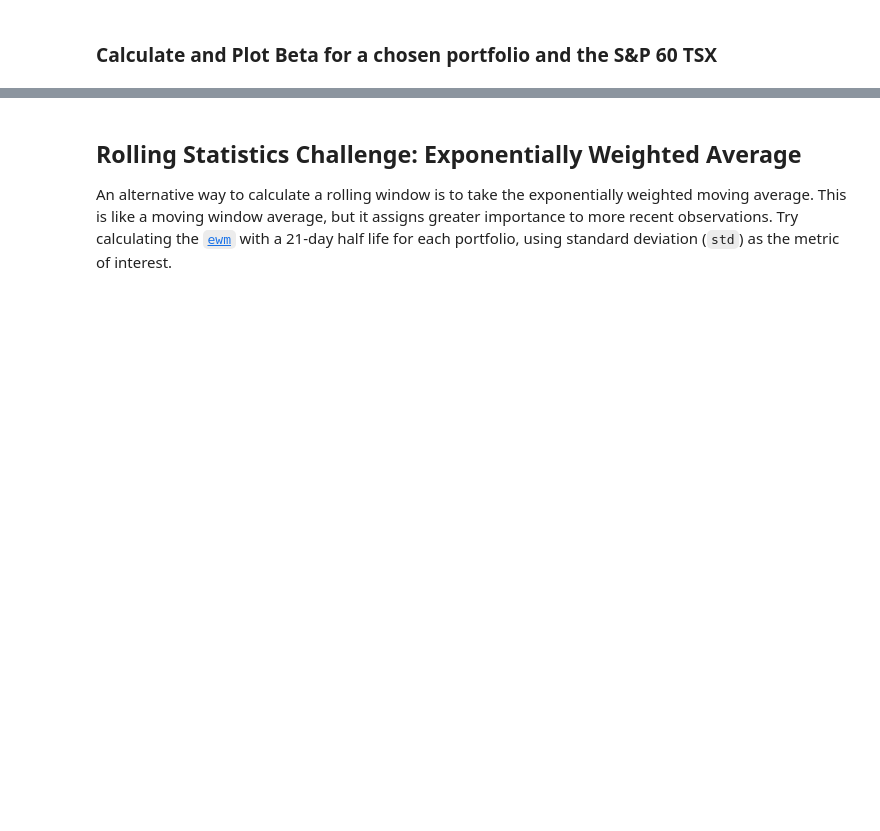
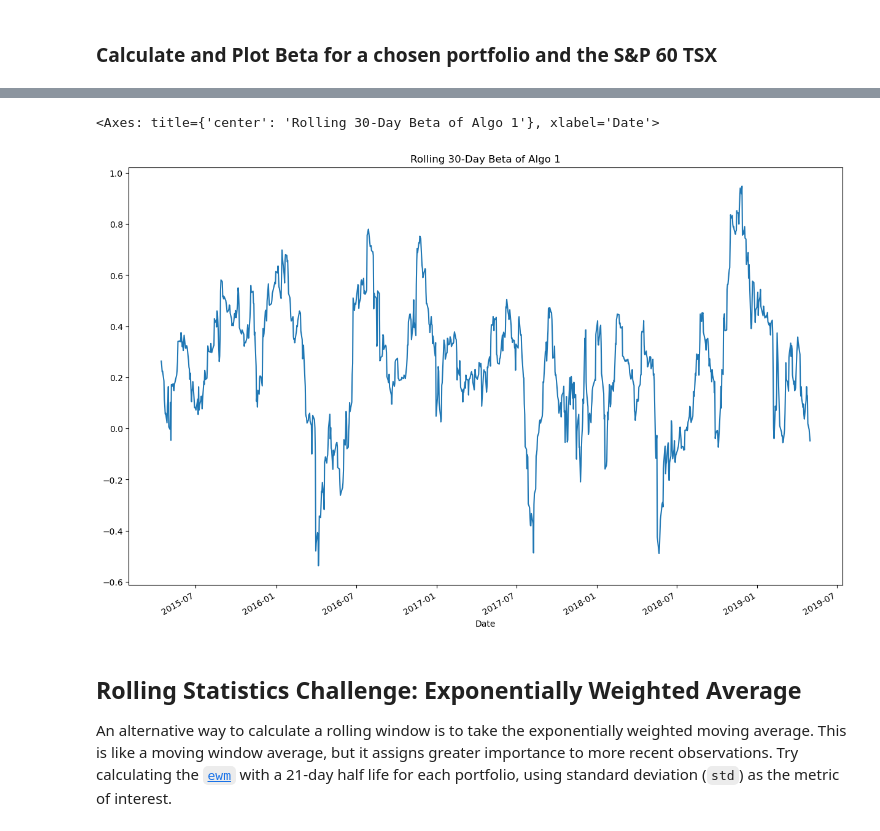
Before and after one commit to victorpintom/Challenge-4, a Jupyter notebook: Starter_Code/whale_analysis.ipynb, the cells around one changed output, grey strips where cells are left out. Saved outputs shown, nothing was run; the diff lists cells and outputs as text; code cells hidden in the pictures; blank space fills up the shorter version.

```diff
--- a/Starter_Code/whale_analysis.ipynb
+++ b/Starter_Code/whale_analysis.ipynb
@@ -443,3 +496,13 @@ Risk changes over time. Analyze the rolling statistics for Risk and Beta.
+# %%
+rolling_covariance_algo1 = joined_returns['Algo 1'].rolling(window=30).cov(joined_returns['TSX at Close'])
+# %%
+rolling_variance_TSX = joined_returns['TSX at Close'].rolling(window=30).var()
+# %%
+algo1_rolling_beta = rolling_covariance_algo1 / rolling_variance_TSX
+algo1_rolling_beta.plot(figsize=(15, 10), title='Rolling 30-Day Beta of Algo 1')
+# %% [output]
+<Axes: title={'center': 'Rolling 30-Day Beta of Algo 1'}, xlabel='Date'>
+[figure, added]
 # %% [markdown]
 ## Rolling Statistics Challenge: Exponentially Weighted Average
 
```
Also changed, not shown: parts of 53 cells of this notebook, 5 other files.
